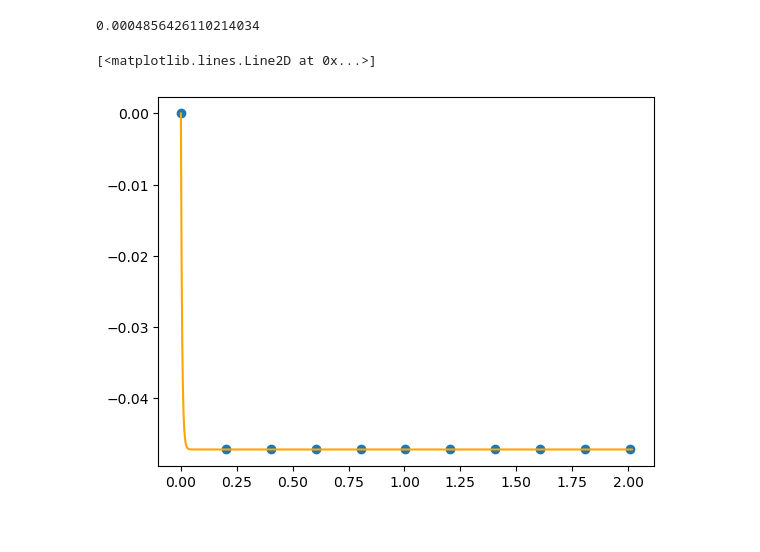
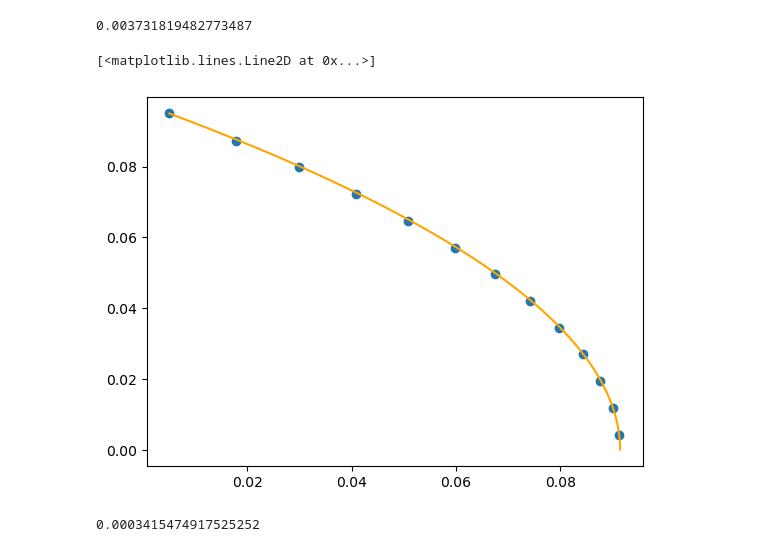
Before and after one commit to MohamedElkamash/moose, a Jupyter notebook: modules/ray_tracing/test_cases/input_files/analytical_couette.ipynb, the cells around one changed output. Cells and saved outputs as stored; diff of their text form; code cells hidden in the pictures.

```diff
--- a/modules/ray_tracing/test_cases/input_files/analytical_couette.ipynb
+++ b/modules/ray_tracing/test_cases/input_files/analytical_couette.ipynb
@@ -5,36 +5,43 @@ import matplotlib.pyplot as plt
 x0 = 0.005
 y0 = 0.095
 d = 1e-3
 rho_p = 7800
 rho_f = 920
 mu = 0.081
 u_max = 0.9
 g = 10
 tau = rho_p*d**2/(18*mu)
 vt = g*(1-rho_f/rho_p)*tau
-t = np.linspace(0,2.017,2019)
+#t = np.linspace(0,2.017,2019)
+t = np.linspace(0,2.017,253)
 e = np.exp(-t/tau)
 vx = u_max * (y0 * (1-e) - vt * (t*e + t - 2*tau))
 vy = -vt*(1-e)
 x = x0 + u_max * (y0 * (tau*e+t-tau) + vt * (tau*t*e + tau**2*e - 0.5*t**2 + 2*tau*t - tau**2))
 y = y0 - vt*(t + tau*(e-1))
-csv_data = np.loadtxt('../output_files/couette_positions.csv', delimiter=',')
+csv_data = np.loadtxt('../particle_position.csv', delimiter=',')
 x_num = csv_data[:,1]
 y_num = csv_data[:,2]
 vx_num = csv_data[:,4]
 vy_num = csv_data[:,5]
 
 e = (x - x_num)/x
 print(np.max(e))
 
-plt.scatter(t[::201],vy_num[::201], marker = 'o')
-plt.plot(t,vy,color = 'orange')
+#plt.scatter(t[::201],vy_num[::201], marker = 'o')
+plt.scatter(x[::20],y_num[::20], marker = 'o')
+plt.plot(x,y,color = 'orange')
 
 # data = np.column_stack((x, y))
 # np.savetxt("couette_analytical.csv", data, delimiter=",", header="x_anal,y_anal", comments='')
 # numerical = np.column_stack((x_num[::201],y_num[::201]))
 # np.savetxt("couette_numerical.csv", numerical, delimiter=",", header="x_num,y_num", comments='')
 # %% [output]
-0.0004856426110214034
+0.003731819482773487
 [<matplotlib.lines.Line2D at 0x...>]
-[figure, old version]
+[figure, new version]
+# %%
+e = x - x_num
+print(np.max(e))
+# %% [output]
+0.0003415474917525252
```
Also changed, not shown: parts of 1 cell of this notebook.
